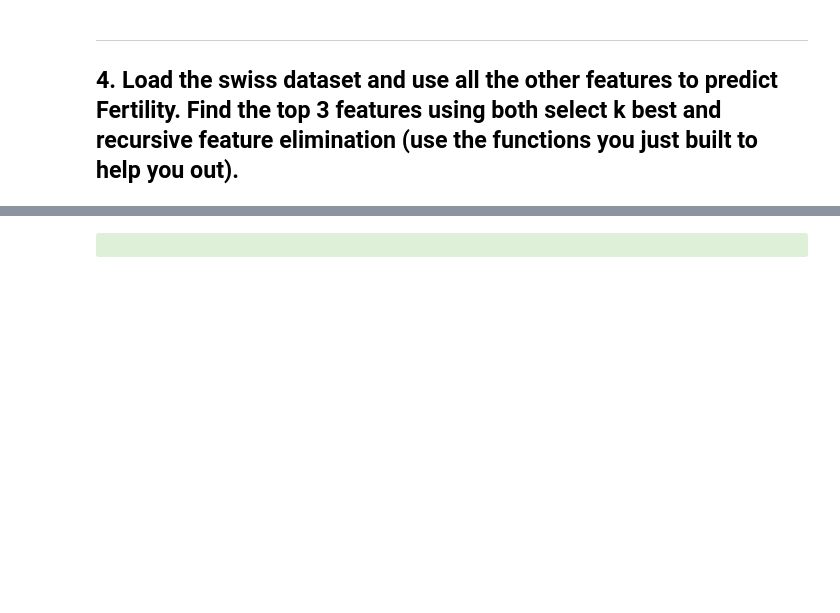
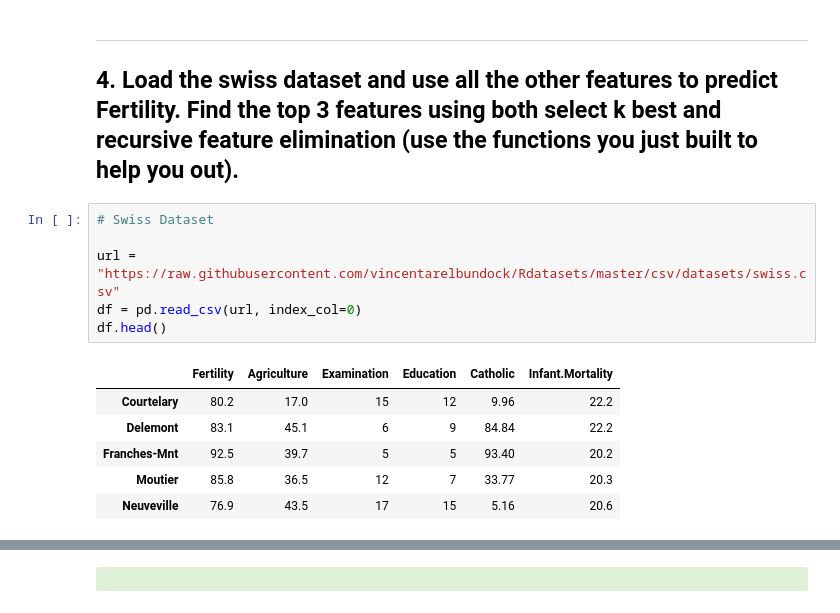
Before and after one commit to CSolitaire/regression-exercises, a Jupyter notebook: feature_engineering.ipynb, the cells around one changed output, grey strips where cells are left out. Cells and saved outputs as stored; diff of their text form; blank space fills up the shorter version.

```diff
--- a/feature_engineering.ipynb
+++ b/feature_engineering.ipynb
@@ -884,3 +924,16 @@ model_df = select_rfe(9, X_train_scaled, y_train)
 ****
 
 ## 4.  Load the swiss dataset and use all the other features to predict Fertility. Find the top 3 features using both select k best and recursive feature elimination (use the functions you just built to help you out).
+# %%
+# Swiss Dataset
+
+url = "https://raw.githubusercontent.com/vincentarelbundock/Rdatasets/master/csv/datasets/swiss.csv"
+df = pd.read_csv(url, index_col=0)
+df.head()
+# %% [output]
+|  | Fertility | Agriculture | Examination | Education | Catholic | Infant.Mortality |
+| Courtelary | 80.2 | 17.0 | 15 | 12 | 9.96 | 22.2 |
+| Delemont | 83.1 | 45.1 | 6 | 9 | 84.84 | 22.2 |
+| Franches-Mnt | 92.5 | 39.7 | 5 | 5 | 93.40 | 20.2 |
+| Moutier | 85.8 | 36.5 | 12 | 7 | 33.77 | 20.3 |
+| Neuveville | 76.9 | 43.5 | 17 | 15 | 5.16 | 20.6 |
```
Also changed, not shown: parts of 21 cells of this notebook.
